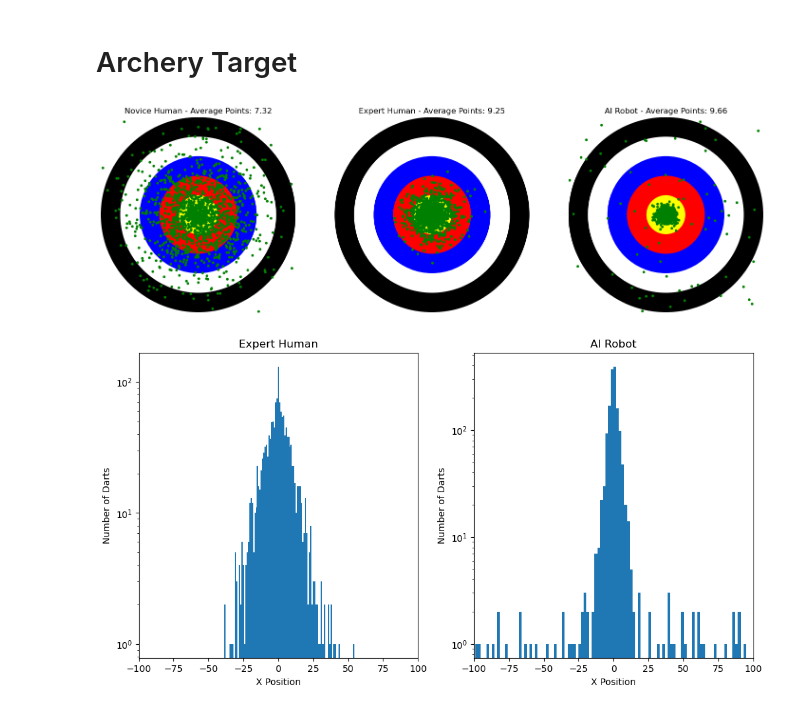
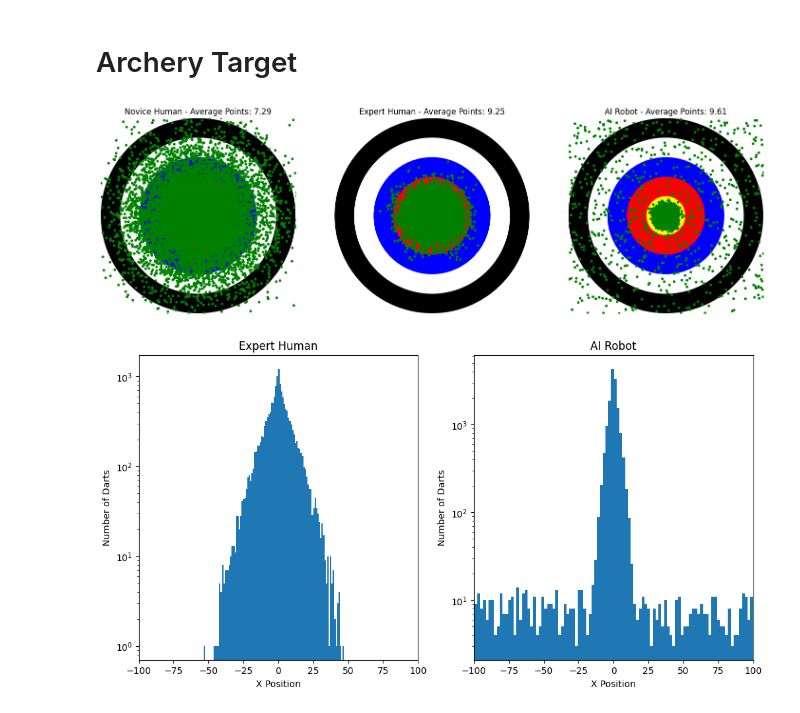
Before and after one commit to wutmeownow/phys441, a Jupyter notebook: JupyterNotebooks/LLS/archery.ipynb, the cells around one changed output. Saved outputs shown, nothing was run; the diff lists cells and outputs as text; code cells hidden in the pictures.

```diff
--- a/JupyterNotebooks/LLS/archery.ipynb
+++ b/JupyterNotebooks/LLS/archery.ipynb
@@ -53,36 +53,36 @@ title_string = ["Novice Human", "Expert Human", "AI Robot"]
 sigmalist = [40.0, 15.0, 5.0]
 ailist = [False, False, True]
 
-nthrows = 1500
+nthrows = 15000
 points_array = []
 
 for j in range(3):
     points = []
     sigma = sigmalist[j]
     mean = 0
     for i in range(nthrows):
         points.append(throw_dart(sigma,mean,ailist[j]))
 
     # Draw the target
     draw_target(ax[j])
 
     # Adjust the plot limits to fit the target
     ax[j].set_xlim(-100, 100)
     ax[j].set_ylim(-100, 100)
     ax[j].set_aspect('equal', 'box')
     ax[j].axis('off')  # Hide the axis
 
     ax[j].plot([x for (x, y) in points], [y for (x, y) in points], 'g.')
     # Display the plot
     ax[j].set_title("{0} - Average Points: {1:0.2f}".format(title_string[j],total_points/nthrows))
 
     points_array.append(points)
 
     total_points = 0
 
 plt.show()
 # %% [output]
-[figure, old version]
+[figure, new version]
 # %%
 fig, ax = plt.subplots(1,2,figsize=(12, 6))
 
@@ -102,4 +102,4 @@ ax[1].set_xlim(-100, 100)
 
 plt.show()
 # %% [output]
-[figure, old version]
+[figure, new version]
```
Also changed, not shown: parts of 1 cell of this notebook, 1 other file.
